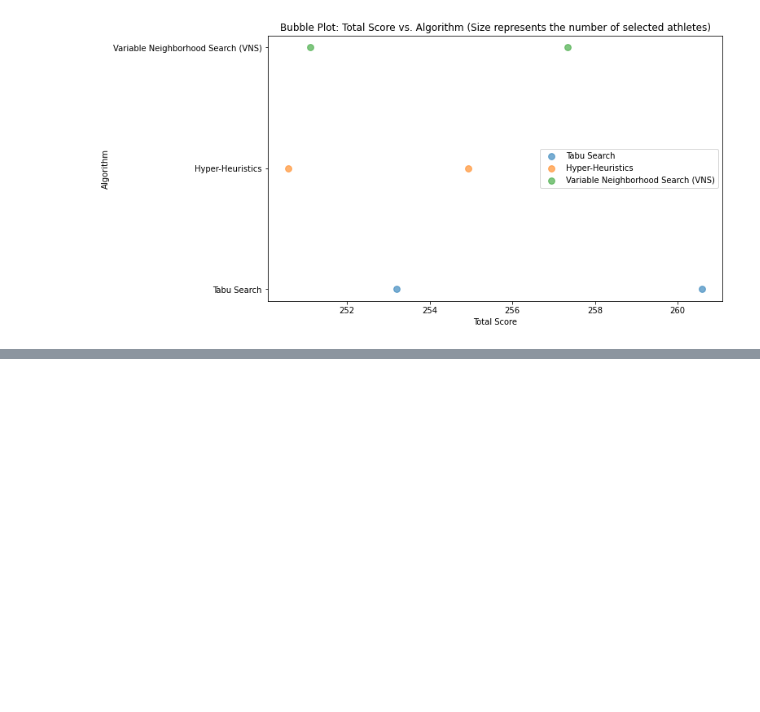
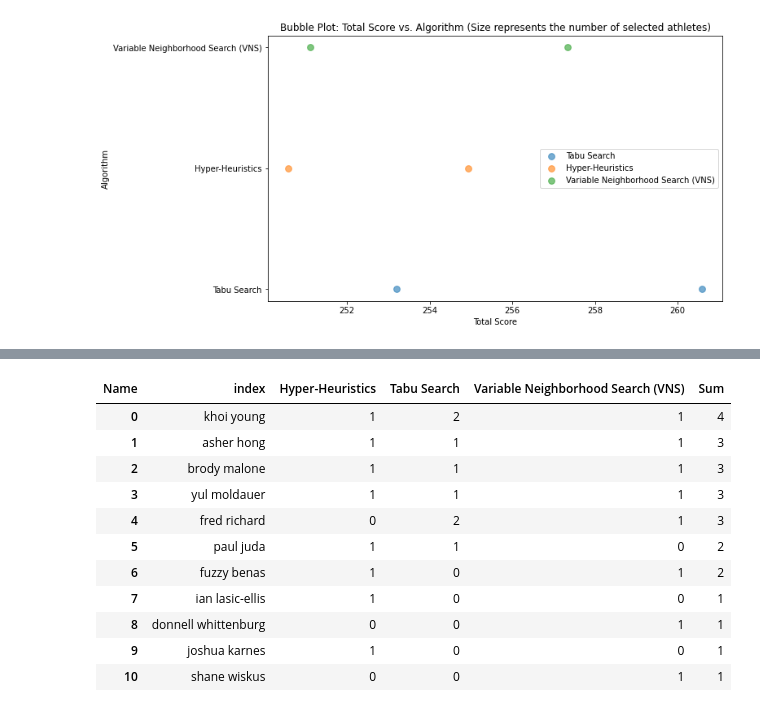
Before and after one commit to RyanTal/Data_Mining, a Jupyter notebook: Results/Men Team Models Review.ipynb, the cells around one changed output, grey strips where cells are left out. Cells and saved outputs as stored; diff of their text form; code cells hidden in the pictures; blank space fills up the shorter version.

```diff
--- a/Results/Men Team Models Review.ipynb
+++ b/Results/Men Team Models Review.ipynb
@@ -241,0 +383,15 @@ plt.show()
+# %%
+df
+# %% [output]
+| Name | index | Hyper-Heuristics | Tabu Search | Variable Neighborhood Search (VNS) | Sum |
+| 0 | khoi young | 1 | 2 | 1 | 4 |
+| 1 | asher hong | 1 | 1 | 1 | 3 |
+| 2 | brody malone | 1 | 1 | 1 | 3 |
+| 3 | yul moldauer | 1 | 1 | 1 | 3 |
+| 4 | fred richard | 0 | 2 | 1 | 3 |
+| 5 | paul juda | 1 | 1 | 0 | 2 |
+| 6 | fuzzy benas | 1 | 0 | 1 | 2 |
+| 7 | ian lasic-ellis | 1 | 0 | 0 | 1 |
+| 8 | donnell whittenburg | 0 | 0 | 1 | 1 |
+| 9 | joshua karnes | 1 | 0 | 0 | 1 |
+| 10 | shane wiskus | 0 | 0 | 1 | 1 |
```
Also changed, not shown: parts of 13 cells of this notebook, 14 other files.
